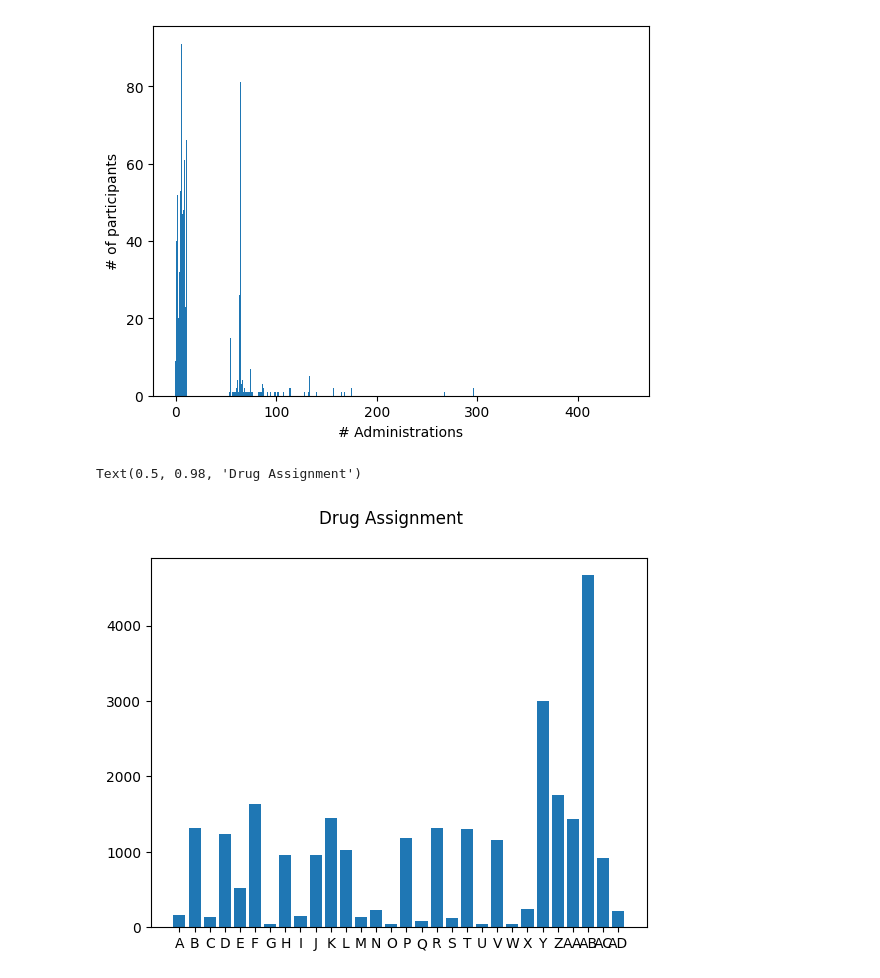
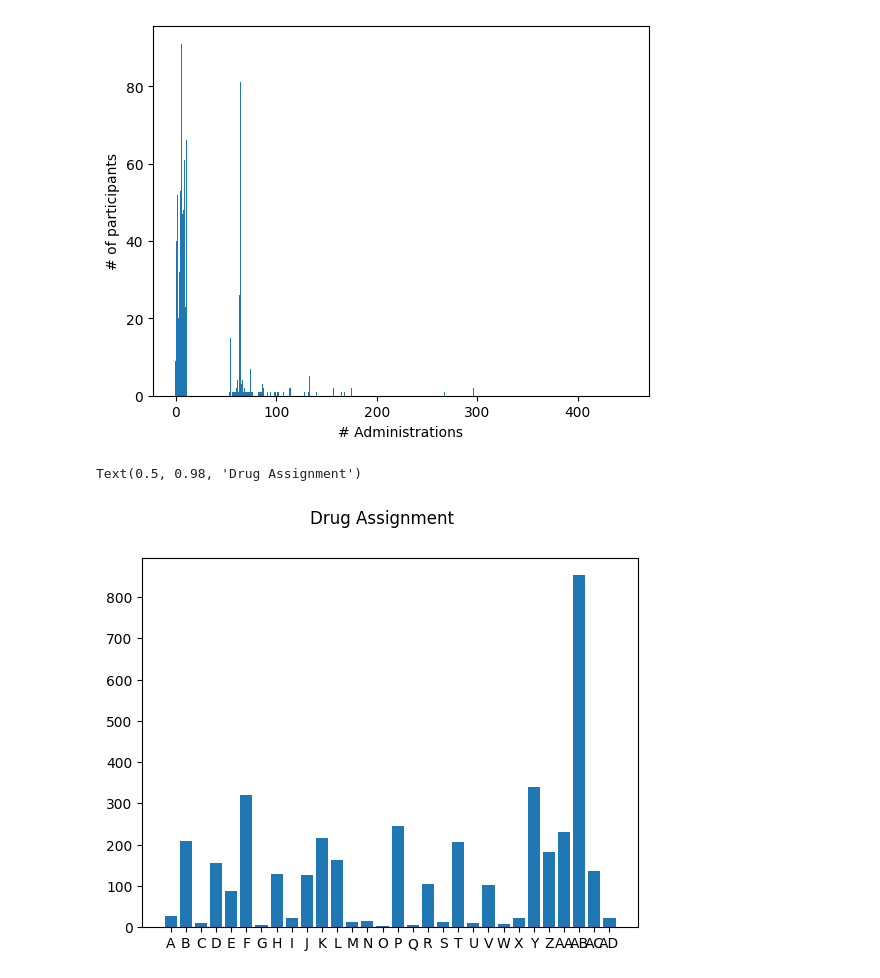
Before and after one commit to Precision-MD/precisionMD-model, a Jupyter notebook: EDA/EDA.ipynb, the cells around one changed output. Cells and saved outputs as stored; diff of their text form; code cells hidden in the pictures.

Commit message:
Fixed drug assignment plot

```diff
--- a/EDA/EDA.ipynb
+++ b/EDA/EDA.ipynb
@@ -355,52 +355,54 @@ Text(0, 0.5, '# of participants')
 [figure]
 # %%
 # Drugs vs RAR
-drug_A_assigned = df['A'].sum()
-drug_B_assigned = df['B'].sum()
-drug_C_assigned = df['C'].sum()
-drug_D_assigned = df['D'].sum()
-drug_E_assigned = df['E'].sum()
-drug_F_assigned = df['F'].sum()
-drug_G_assigned = df['G'].sum()
-drug_H_assigned = df['H'].sum()
-drug_I_assigned = df['I'].sum()
-drug_J_assigned = df['J'].sum()
-drug_K_assigned = df['K'].sum()
-drug_L_assigned = df['L'].sum()
-drug_M_assigned = df['M'].sum()
-drug_N_assigned = df['N'].sum()
-drug_O_assigned = df['O'].sum()
-drug_P_assigned = df['P'].sum()
-drug_Q_assigned = df['Q'].sum()
-drug_R_assigned = df['R'].sum()
-drug_S_assigned = df['S'].sum()
-drug_T_assigned = df['T'].sum()
-drug_U_assigned = df['U'].sum()
-drug_V_assigned = df['V'].sum()
-drug_W_assigned = df['W'].sum()
-drug_X_assigned = df['X'].sum()
-drug_Y_assigned = df['Y'].sum()
-drug_Z_assigned = df['Z'].sum()
-drug_AA_assigned = df['AA'].sum()
-drug_AB_assigned = df['AB'].sum()
-drug_AC_assigned = df['AC'].sum()
-drug_AD_assigned = df['AD'].sum()
+import matplotlib.pyplot as plt
+
+drug_A_assigned = (df['A'] != 0).sum()
+drug_B_assigned = (df['B'] != 0).sum()
+drug_C_assigned = (df['C'] != 0).sum()
+drug_D_assigned = (df['D'] != 0).sum()
+drug_E_assigned = (df['E'] != 0).sum()
+drug_F_assigned = (df['F'] != 0).sum()
+drug_G_assigned = (df['G'] != 0).sum()
+drug_H_assigned = (df['H'] != 0).sum()
+drug_I_assigned = (df['I'] != 0).sum()
+drug_J_assigned = (df['J'] != 0).sum()
+drug_K_assigned = (df['K'] != 0).sum()
+drug_L_assigned = (df['L'] != 0).sum()
+drug_M_assigned = (df['M'] != 0).sum()
+drug_N_assigned = (df['N'] != 0).sum()
+drug_O_assigned = (df['O'] != 0).sum()
+drug_P_assigned = (df['P'] != 0).sum()
+drug_Q_assigned = (df['Q'] != 0).sum()
+drug_R_assigned = (df['R'] != 0).sum()
+drug_S_assigned = (df['S'] != 0).sum()
+drug_T_assigned = (df['T'] != 0).sum()
+drug_U_assigned = (df['U'] != 0).sum()
+drug_V_assigned = (df['V'] != 0).sum()
+drug_W_assigned = (df['W'] != 0).sum()
+drug_X_assigned = (df['X'] != 0).sum()
+drug_Y_assigned = (df['Y'] != 0).sum()
+drug_Z_assigned = (df['Z'] != 0).sum()
+drug_AA_assigned = (df['AA'] != 0).sum()
+drug_AB_assigned = (df['AB'] != 0).sum()
+drug_AC_assigned = (df['AC'] != 0).sum()
+drug_AD_assigned = (df['AD'] != 0).sum()
 
 data = {'A': drug_A_assigned, 'B': drug_B_assigned, 'C': drug_C_assigned, 'D': drug_D_assigned,
         'E': drug_E_assigned, 'F': drug_F_assigned, 'G': drug_G_assigned, 'H': drug_H_assigned,
         'I': drug_I_assigned, 'J': drug_J_assigned, 'K': drug_K_assigned, 'L': drug_L_assigned,
         'B': drug_B_assigned, 'M': drug_M_assigned, 'N': drug_N_assigned, 'O': drug_O_assigned,
         'P': drug_P_assigned, 'Q': drug_Q_assigned, 'R': drug_R_assigned, 'S': drug_S_assigned,
         'T': drug_T_assigned, 'U': drug_U_assigned, 'V': drug_V_assigned, 'W': drug_W_assigned,
         'X': drug_X_assigned, 'Y': drug_Y_assigned, 'Z': drug_Z_assigned, 'AA': drug_AA_assigned,
         'AB': drug_AB_assigned, 'AC': drug_AC_assigned, 'AD': drug_AD_assigned}
 
 names = list(data.keys())
 values = list(data.values())
 
 fig, axs = plt.subplots()
 axs.bar(names, values)
 fig.suptitle('Drug Assignment')
 # %% [output]
 Text(0.5, 0.98, 'Drug Assignment')
-[figure, old version]
+[figure, new version]
```
